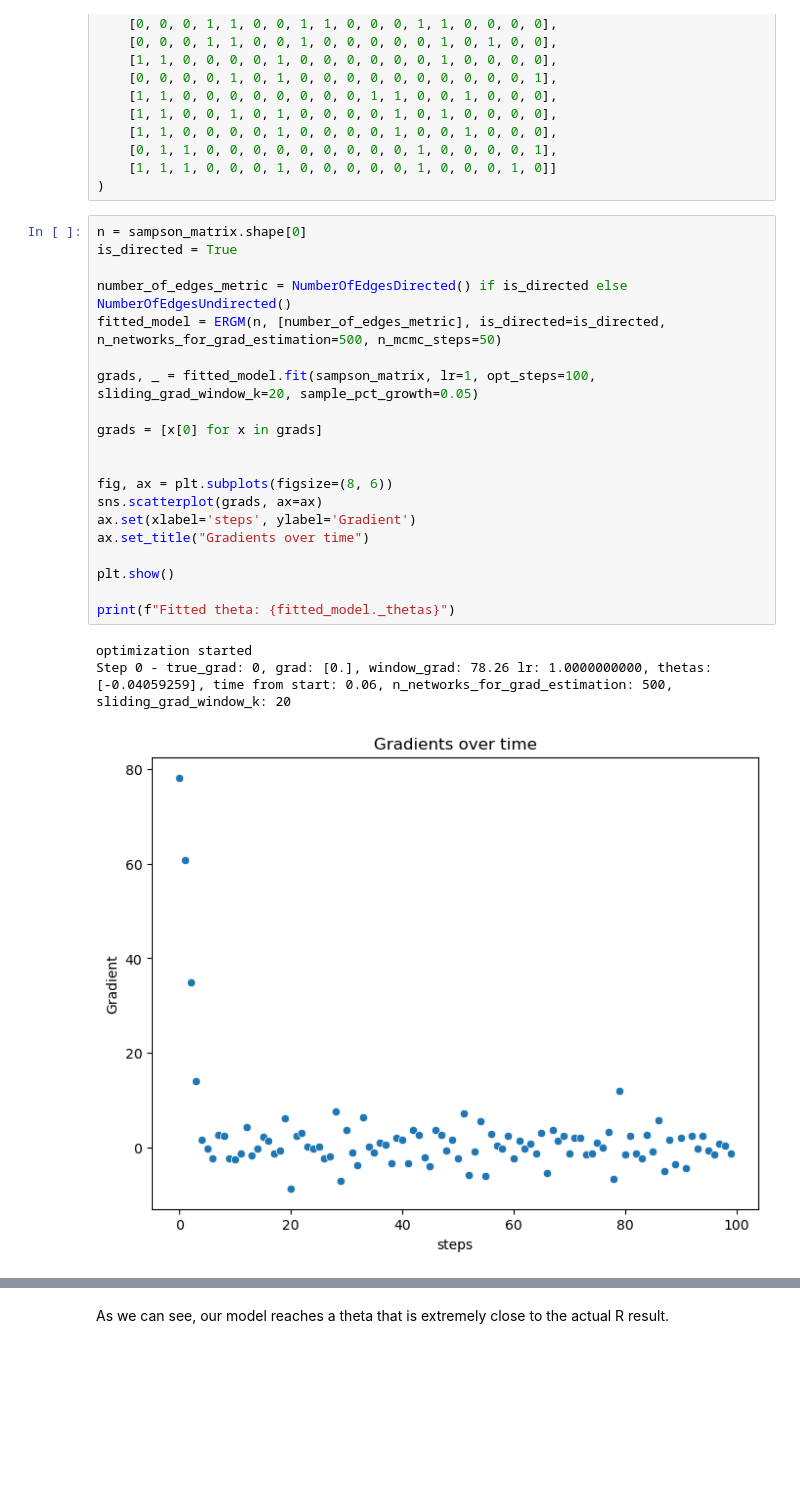
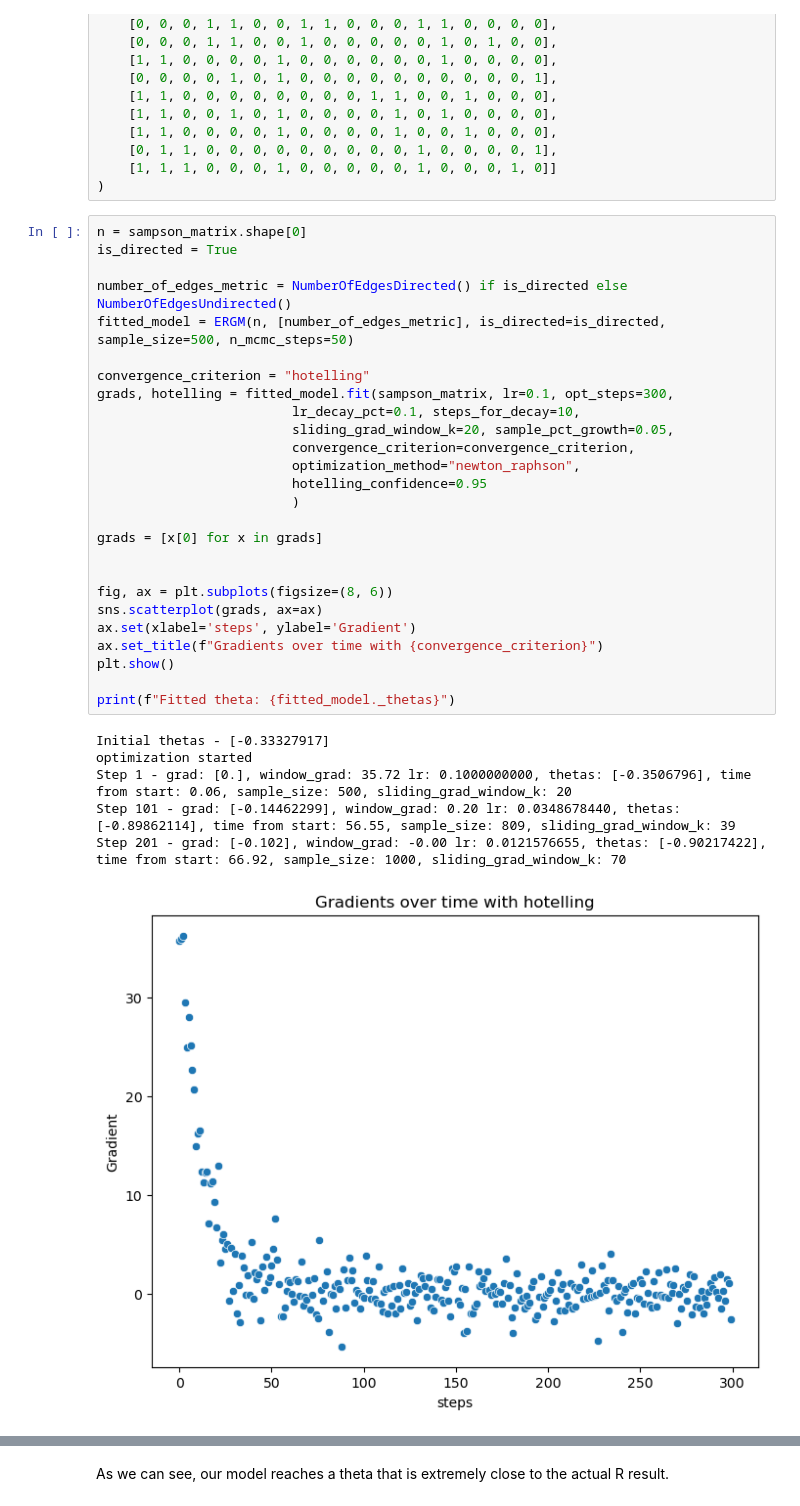
Before and after one commit to tomtalp/pyERGM, a Jupyter notebook: examples/first_example.ipynb, the cells around one changed output, grey strips where cells are left out. Saved outputs shown, nothing was run; the diff lists cells and outputs as text; blank space fills up the shorter version.

Commit message:
Hotelling test + Covariance estimation fixes

```diff
--- a/examples/first_example.ipynb
+++ b/examples/first_example.ipynb
@@ -44,24 +44,33 @@ sampson_matrix = np.array(
 # %%
 n = sampson_matrix.shape[0]
 is_directed = True
 
 number_of_edges_metric = NumberOfEdgesDirected() if is_directed else NumberOfEdgesUndirected()
-fitted_model = ERGM(n, [number_of_edges_metric], is_directed=is_directed, n_networks_for_grad_estimation=500, n_mcmc_steps=50)
+fitted_model = ERGM(n, [number_of_edges_metric], is_directed=is_directed, sample_size=500, n_mcmc_steps=50)
 
-grads, _ = fitted_model.fit(sampson_matrix, lr=1, opt_steps=100, sliding_grad_window_k=20, sample_pct_growth=0.05)
+convergence_criterion = "hotelling"
+grads, hotelling = fitted_model.fit(sampson_matrix, lr=0.1, opt_steps=300,
+                         lr_decay_pct=0.1, steps_for_decay=10,
+                         sliding_grad_window_k=20, sample_pct_growth=0.05,
+                         convergence_criterion=convergence_criterion,
+                         optimization_method="newton_raphson",
+                         hotelling_confidence=0.95
+                         )
 
 grads = [x[0] for x in grads]
 
 
 fig, ax = plt.subplots(figsize=(8, 6))
 sns.scatterplot(grads, ax=ax)
 ax.set(xlabel='steps', ylabel='Gradient')
-ax.set_title("Gradients over time")
-
+ax.set_title(f"Gradients over time with {convergence_criterion}")
 plt.show()
 
 print(f"Fitted theta: {fitted_model._thetas}")
 # %% [output]
+Initial thetas - [-0.33327917]
 optimization started
-Step 0 - true_grad: 0, grad: [0.], window_grad: 78.26 lr: 1.0000000000, thetas: [-0.04059259], time from start: 0.06, n_networks_for_grad_estimation: 500, sliding_grad_window_k: 20
+Step 1 - grad: [0.], window_grad: 35.72 lr: 0.1000000000, thetas: [-0.3506796], time from start: 0.06, sample_size: 500, sliding_grad_window_k: 20
+Step 101 - grad: [-0.14462299], window_grad: 0.20 lr: 0.0348678440, thetas: [-0.89862114], time from start: 56.55, sample_size: 809, sliding_grad_window_k: 39
+Step 201 - grad: [-0.102], window_grad: -0.00 lr: 0.0121576655, thetas: [-0.90217422], time from start: 66.92, sample_size: 1000, sliding_grad_window_k: 70
-[figure, old version]
+[figure, new version]
```
Also changed, not shown: parts of 6 cells of this notebook, 2 other files.
